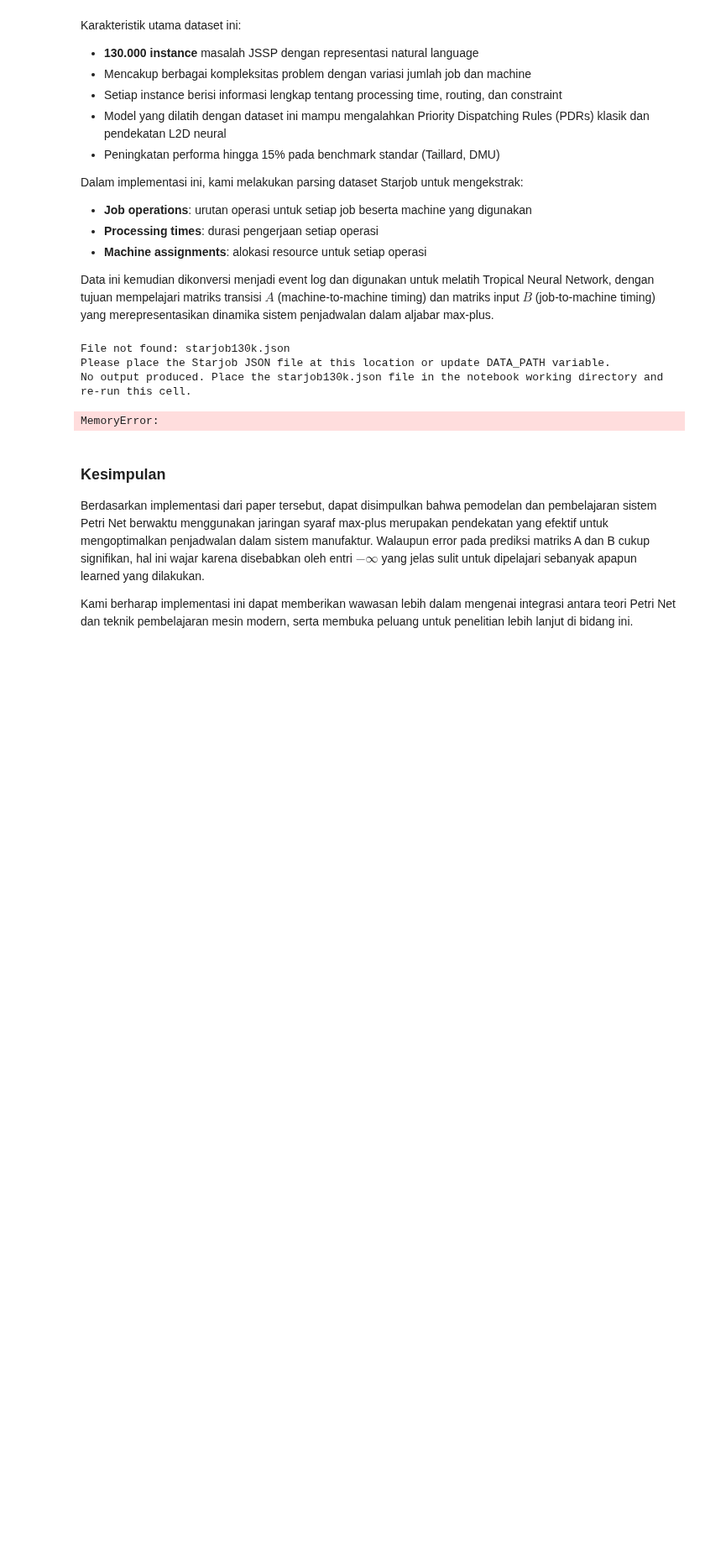
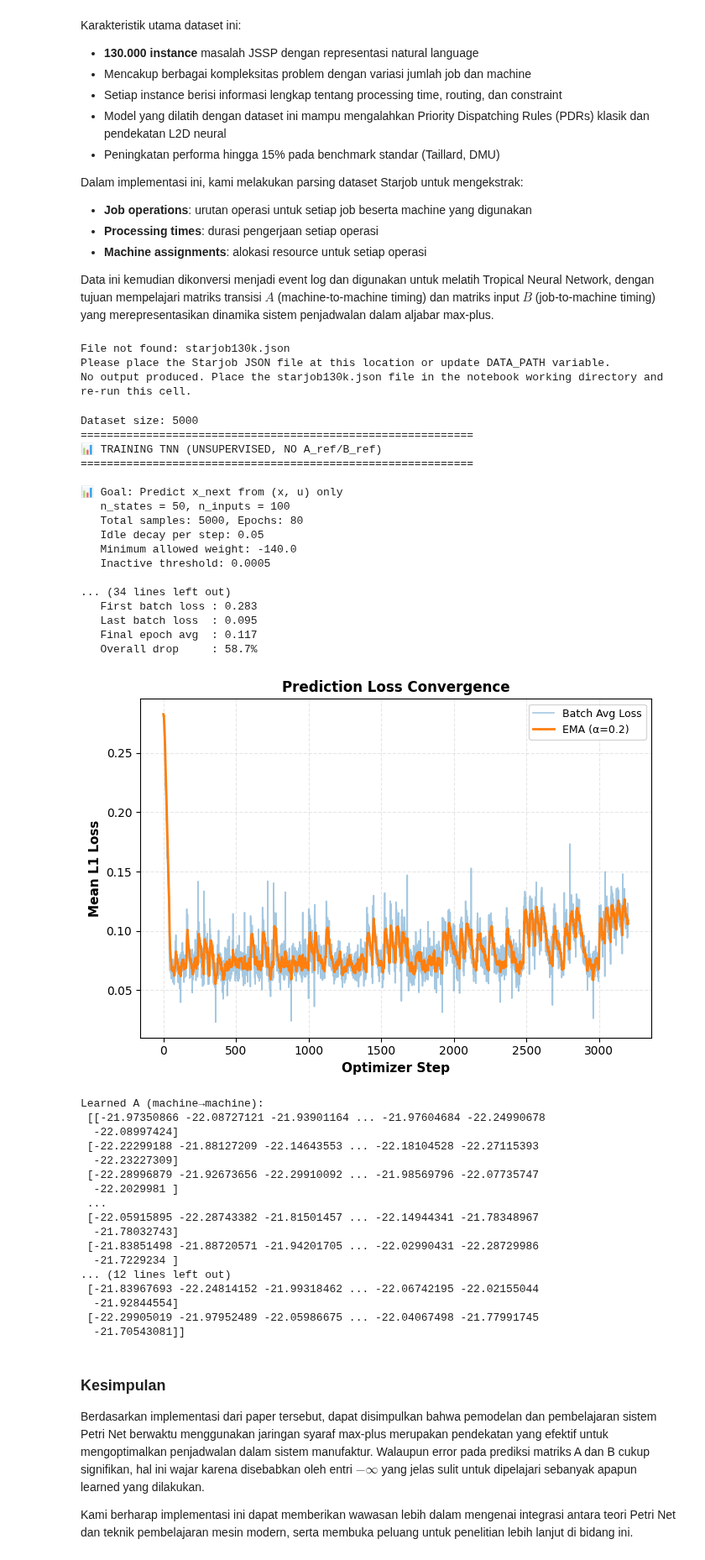
Before and after one commit to TetewHeroez/Tugas-Kuliah, a Jupyter notebook: Semester 7/Aljabar Max-Plus/Neural Network Petri Net/PetriNet.ipynb, the cells around one changed output. Shown at 84% size. Cells and saved outputs as stored; diff of their text form; code cells hidden in the pictures; blank space fills up the shorter version.

```diff
--- a/Semester 7/Aljabar Max-Plus/Neural Network Petri Net/PetriNet.ipynb
+++ b/Semester 7/Aljabar Max-Plus/Neural Network Petri Net/PetriNet.ipynb
@@ -1310,7 +1310,11 @@ File not found: starjob130k.json
 Please place the Starjob JSON file at this location or update DATA_PATH variable.
 No output produced. Place the starjob130k.json file in the notebook working directory and re-run this cell.
 # %%
-df = pd.read_csv("starjob_eventlog.csv")
+import numpy as np
+import pandas as pd
+import matplotlib.pyplot as plt
+
+df = pd.read_csv("starjob_eventlog.csv", nrows=5000)
 df = df.sort_values(["case_id", "event_index"])
 df.head()
 
@@ -1320,8 +1324,8 @@ n_inputs = 100  # job readiness
 def build_dataset_starjob(df, max_jobs, max_machines, normalize=True):
     dataset = []
 
-    machine_ready = np.zeros(max_machines)
-    job_ready = np.zeros(max_jobs)
+    machine_ready = np.zeros(max_machines, dtype=np.float32)
+    job_ready = np.zeros(max_jobs, dtype=np.float32)
 
     last_case = None
 
@@ -1365,34 +1369,68 @@ dataset_star = build_dataset_starjob(df, 100, 50, normalize=True)
 print("Dataset size:", len(dataset_star))
 
 tnn_star, hist_star = train_tnn(
     dataset_star,
     n_states=50,
     n_inputs=100,
     lr=0.03,
     epochs=80,
     lr_decay=0.985,
     lr_floor=8e-4,
     momentum=0.9,
     clip_value=3.0,
     init_scale=0.3,
     batch_size=128,
     smoothing_ratio=0.0,
     ema_alpha=0.2,
     verbose_epochs=8,
     random_seed=2025,
     idle_decay=0.05,
     min_weight=-140.0,
     inactive_threshold=5e-4,
     loss_focus='changed',   # recommended for scheduling
     change_eps=1e-3
 )
 
 A_star, B_star = tnn_star.get_parameters()
 
 print("Learned A (machine→machine):\n", A_star)
 print("Learned B (job→machine):\n", B_star)
 # %% [output]
-MemoryError:
+Dataset size: 5000
+============================================================
+📊 TRAINING TNN (UNSUPERVISED, NO A_ref/B_ref)
+============================================================
+
+📊 Goal: Predict x_next from (x, u) only
+   n_states = 50, n_inputs = 100
+   Total samples: 5000, Epochs: 80
+   Idle decay per step: 0.05
+   Minimum allowed weight: -140.0
+   Inactive threshold: 0.0005
+
+... (34 lines left out)
+   First batch loss : 0.283
+   Last batch loss  : 0.095
+   Final epoch avg  : 0.117
+   Overall drop     : 58.7%
+[figure, added]
+Learned A (machine→machine):
+ [[-21.97350866 -22.08727121 -21.93901164 ... -21.97604684 -22.24990678
+  -22.08997424]
+ [-22.22299188 -21.88127209 -22.14643553 ... -22.18104528 -22.27115393
+  -22.23227309]
+ [-22.28996879 -21.92673656 -22.29910092 ... -21.98569796 -22.07735747
+  -22.2029981 ]
+ ...
+ [-22.05915895 -22.28743382 -21.81501457 ... -22.14944341 -21.78348967
+  -21.78032743]
+ [-21.83851498 -21.88720571 -21.94201705 ... -22.02990431 -22.28729986
+  -21.7229234 ]
+... (12 lines left out)
+ [-21.83967693 -22.24814152 -21.99318462 ... -22.06742195 -22.02155044
+  -21.92844554]
+ [-22.29905019 -21.97952489 -22.05986675 ... -22.04067498 -21.77991745
+  -21.70543081]]
 # %% [markdown]
 ### Kesimpulan
 Berdasarkan implementasi dari paper tersebut, dapat disimpulkan bahwa pemodelan dan pembelajaran sistem Petri Net berwaktu menggunakan jaringan syaraf max-plus merupakan pendekatan yang efektif untuk mengoptimalkan penjadwalan dalam sistem manufaktur. Walaupun error pada prediksi matriks A dan B cukup signifikan, hal ini wajar karena disebabkan oleh entri $-\infty$ yang jelas sulit untuk dipelajari sebanyak apapun learned yang dilakukan.
```
